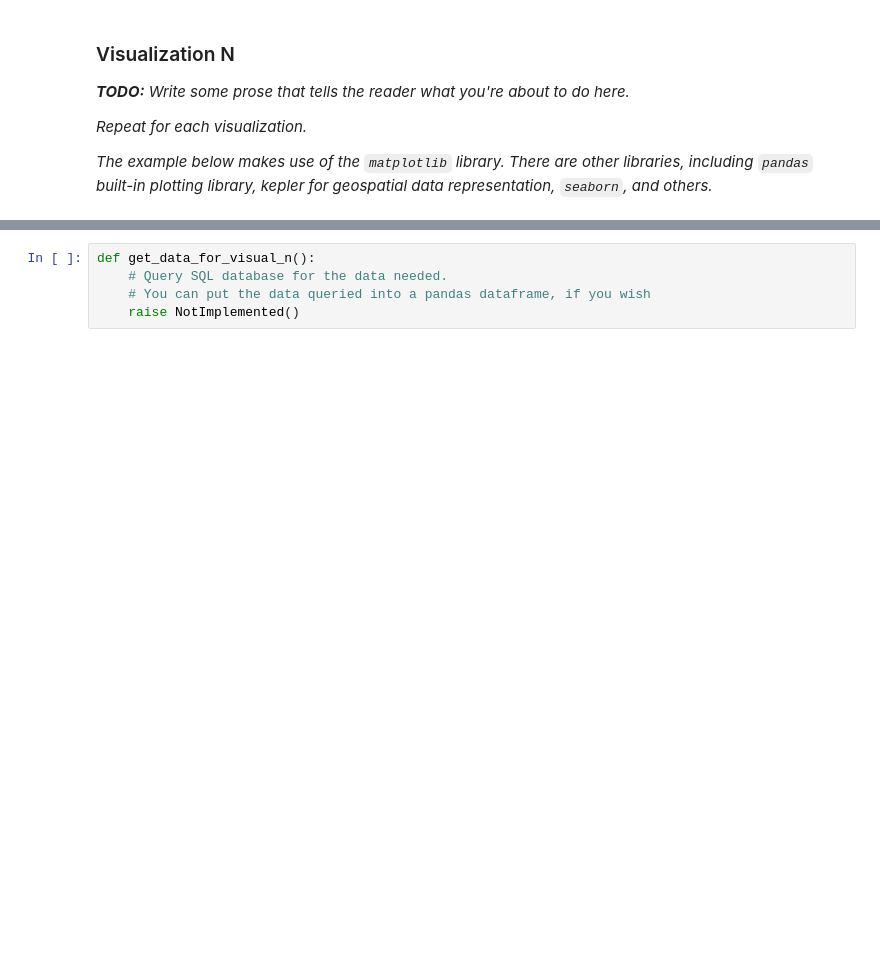
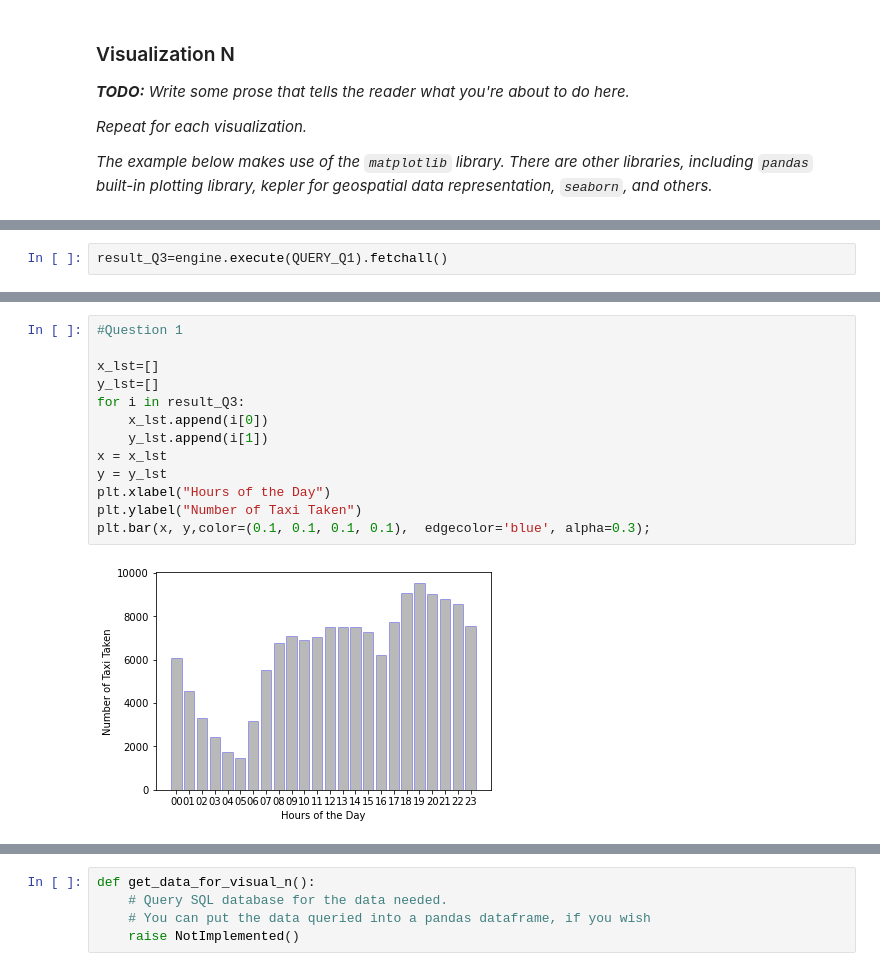
Before and after one commit to 4501Group26/Final_Project, a Jupyter notebook: Final Project Group 26.ipynb, the cells around one changed output, grey strips where cells are left out. Saved outputs shown, nothing was run; the diff lists cells and outputs as text; blank space fills up the shorter version.

Commit message:
Visualization Q1

```diff
--- a/Final Project Group 26.ipynb
+++ b/Final Project Group 26.ipynb
@@ -762,0 +773,2 @@ def plot_visual_n(dataframe):
+# %%
+result_Q3=engine.execute(QUERY_Q1).fetchall()
@@ -762,0 +785,15 @@ def plot_visual_n(dataframe):
+# %%
+#Question 1
+
+x_lst=[]
+y_lst=[]
+for i in result_Q3:
+    x_lst.append(i[0])
+    y_lst.append(i[1])
+x = x_lst
+y = y_lst
+plt.xlabel("Hours of the Day")
+plt.ylabel("Number of Taxi Taken")
+plt.bar(x, y,color=(0.1, 0.1, 0.1, 0.1),  edgecolor='blue', alpha=0.3);
+# %% [output]
+[figure, added]
```
Also changed, not shown: parts of 9 cells of this notebook.
